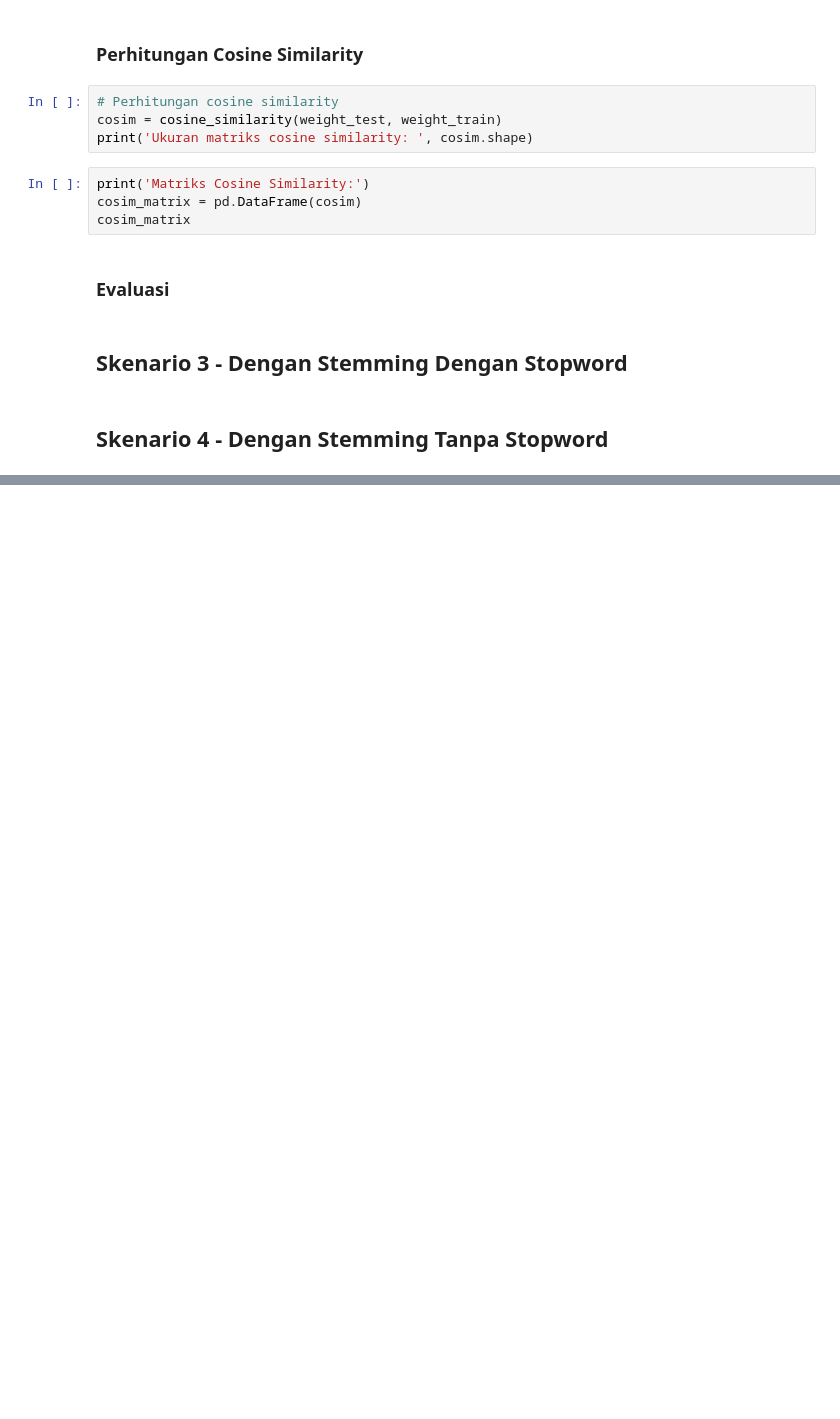
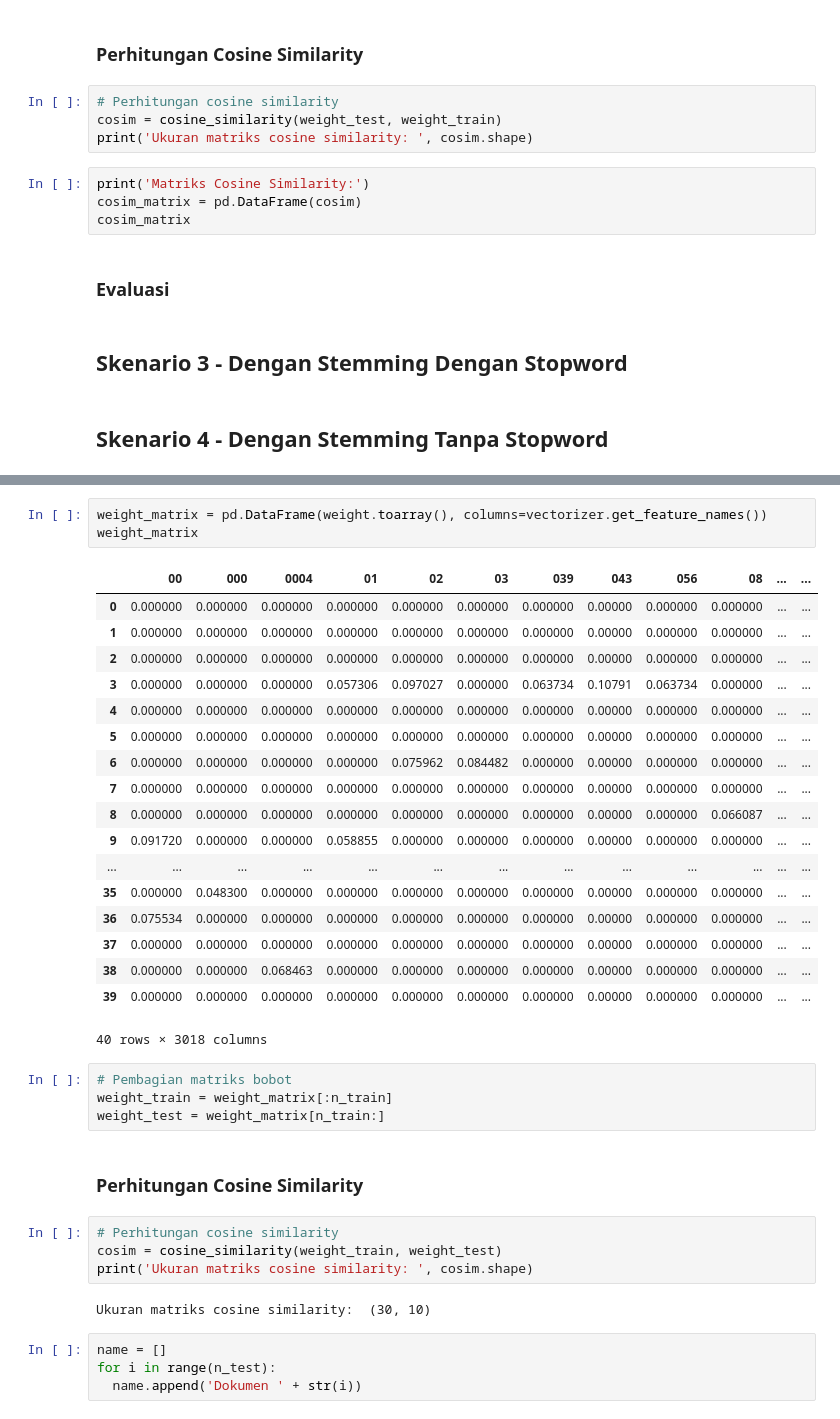
Before and after one commit to abuwildanm/Information-Retrieval, a Jupyter notebook: Projek.ipynb, the cells around one changed output, grey strips where cells are left out. Saved outputs shown, nothing was run; the diff lists cells and outputs as text; blank space fills up the shorter version.

```diff
--- a/Projek.ipynb
+++ b/Projek.ipynb
@@ -460,0 +570,38 @@ cosim_matrix
+# %%
+weight_matrix = pd.DataFrame(weight.toarray(), columns=vectorizer.get_feature_names())
+weight_matrix
+# %% [output]
+|  | 00 | 000 | 0004 | 01 | 02 | 03 | 039 | 043 | 056 | 08 | ... | ... |
+| 0 | 0.000000 | 0.000000 | 0.000000 | 0.000000 | 0.000000 | 0.000000 | 0.000000 | 0.00000 | 0.000000 | 0.000000 | ... | ... |
+| 1 | 0.000000 | 0.000000 | 0.000000 | 0.000000 | 0.000000 | 0.000000 | 0.000000 | 0.00000 | 0.000000 | 0.000000 | ... | ... |
+| 2 | 0.000000 | 0.000000 | 0.000000 | 0.000000 | 0.000000 | 0.000000 | 0.000000 | 0.00000 | 0.000000 | 0.000000 | ... | ... |
+| 3 | 0.000000 | 0.000000 | 0.000000 | 0.057306 | 0.097027 | 0.000000 | 0.063734 | 0.10791 | 0.063734 | 0.000000 | ... | ... |
+| 4 | 0.000000 | 0.000000 | 0.000000 | 0.000000 | 0.000000 | 0.000000 | 0.000000 | 0.00000 | 0.000000 | 0.000000 | ... | ... |
+| 5 | 0.000000 | 0.000000 | 0.000000 | 0.000000 | 0.000000 | 0.000000 | 0.000000 | 0.00000 | 0.000000 | 0.000000 | ... | ... |
+| 6 | 0.000000 | 0.000000 | 0.000000 | 0.000000 | 0.075962 | 0.084482 | 0.000000 | 0.00000 | 0.000000 | 0.000000 | ... | ... |
+| 7 | 0.000000 | 0.000000 | 0.000000 | 0.000000 | 0.000000 | 0.000000 | 0.000000 | 0.00000 | 0.000000 | 0.000000 | ... | ... |
+| 8 | 0.000000 | 0.000000 | 0.000000 | 0.000000 | 0.000000 | 0.000000 | 0.000000 | 0.00000 | 0.000000 | 0.066087 | ... | ... |
+| 9 | 0.091720 | 0.000000 | 0.000000 | 0.058855 | 0.000000 | 0.000000 | 0.000000 | 0.00000 | 0.000000 | 0.000000 | ... | ... |
+| ... | ... | ... | ... | ... | ... | ... | ... | ... | ... | ... | ... | ... |
+| 35 | 0.000000 | 0.048300 | 0.000000 | 0.000000 | 0.000000 | 0.000000 | 0.000000 | 0.00000 | 0.000000 | 0.000000 | ... | ... |
+| 36 | 0.075534 | 0.000000 | 0.000000 | 0.000000 | 0.000000 | 0.000000 | 0.000000 | 0.00000 | 0.000000 | 0.000000 | ... | ... |
+| 37 | 0.000000 | 0.000000 | 0.000000 | 0.000000 | 0.000000 | 0.000000 | 0.000000 | 0.00000 | 0.000000 | 0.000000 | ... | ... |
+| 38 | 0.000000 | 0.000000 | 0.068463 | 0.000000 | 0.000000 | 0.000000 | 0.000000 | 0.00000 | 0.000000 | 0.000000 | ... | ... |
+| 39 | 0.000000 | 0.000000 | 0.000000 | 0.000000 | 0.000000 | 0.000000 | 0.000000 | 0.00000 | 0.000000 | 0.000000 | ... | ... |
+40 rows × 3018 columns
+# %%
+# Pembagian matriks bobot
+weight_train = weight_matrix[:n_train]
+weight_test = weight_matrix[n_train:]
+# %% [markdown]
+### Perhitungan Cosine Similarity
+# %%
+# Perhitungan cosine similarity
+cosim = cosine_similarity(weight_train, weight_test)
+print('Ukuran matriks cosine similarity: ', cosim.shape)
+# %% [output]
+Ukuran matriks cosine similarity:  (30, 10)
+# %%
+name = []
+for i in range(n_test):
+  name.append('Dokumen ' + str(i))
```
Also changed, not shown: parts of 31 cells of this notebook.
